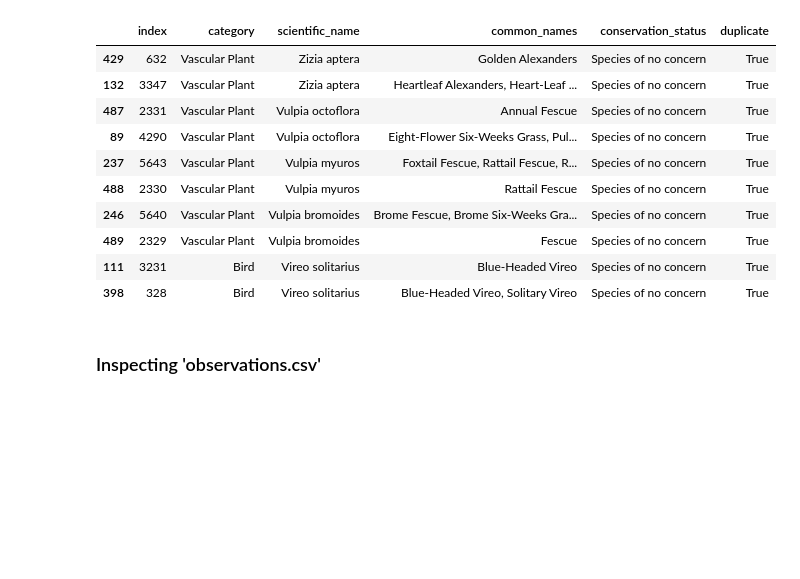
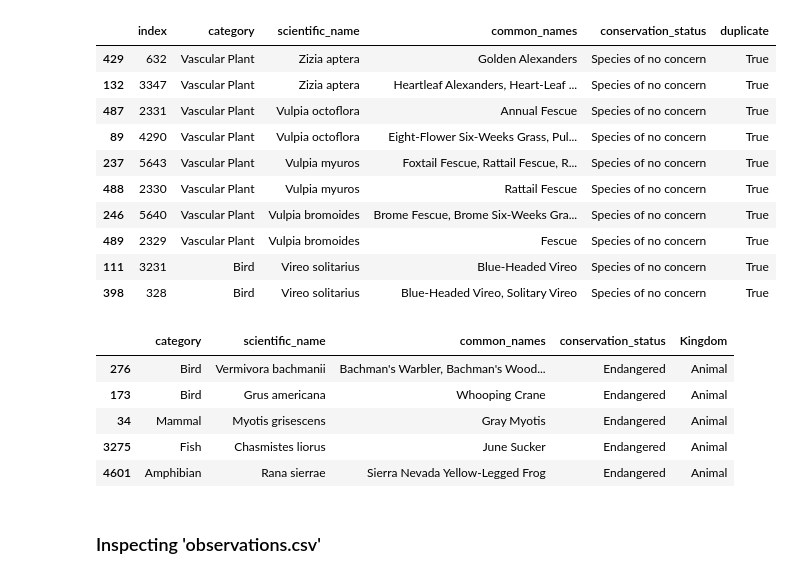
Before and after one commit to R0go/BioDiversity, a Jupyter notebook: biodiversity.ipynb, the cells around one changed output. Drawn from its saved outputs; the diff is of its cells as text; code cells hidden in the pictures; blank space fills up the shorter version.

```diff
--- a/biodiversity.ipynb
+++ b/biodiversity.ipynb
@@ -110,6 +110,21 @@ Index(['category', 'scientific_name', 'common_names', 'conservation_status'], dt
 | 489 | 2329 | Vascular Plant | Vulpia bromoides | Fescue | Species of no concern | True |
 | 111 | 3231 | Bird | Vireo solitarius | Blue-Headed Vireo | Species of no concern | True |
 | 398 | 328 | Bird | Vireo solitarius | Blue-Headed Vireo, Solitary Vireo | Species of no concern | True |
+# %%
+def kingdom_check(x):
+    if x in ['Vascular Plant', 'Nonvascular Plant']:
+        return 'Plant'
+    else:
+        return 'Animal'
+species_info['Kingdom'] = species_info.category.apply(kingdom_check)
+species_info.head()
+# %% [output]
+|  | category | scientific_name | common_names | conservation_status | Kingdom |
+| 276 | Bird | Vermivora bachmanii | Bachman's Warbler, Bachman's Wood... | Endangered | Animal |
+| 173 | Bird | Grus americana | Whooping Crane | Endangered | Animal |
+| 34 | Mammal | Myotis grisescens | Gray Myotis | Endangered | Animal |
+| 3275 | Fish | Chasmistes liorus | June Sucker | Endangered | Animal |
+| 4601 | Amphibian | Rana sierrae | Sierra Nevada Yellow-Legged Frog | Endangered | Animal |
 # %% [markdown]
 ### Inspecting 'observations.csv'
 # %% [markdown]
```
Also changed, not shown: parts of 5 cells of this notebook, 1 other file.
